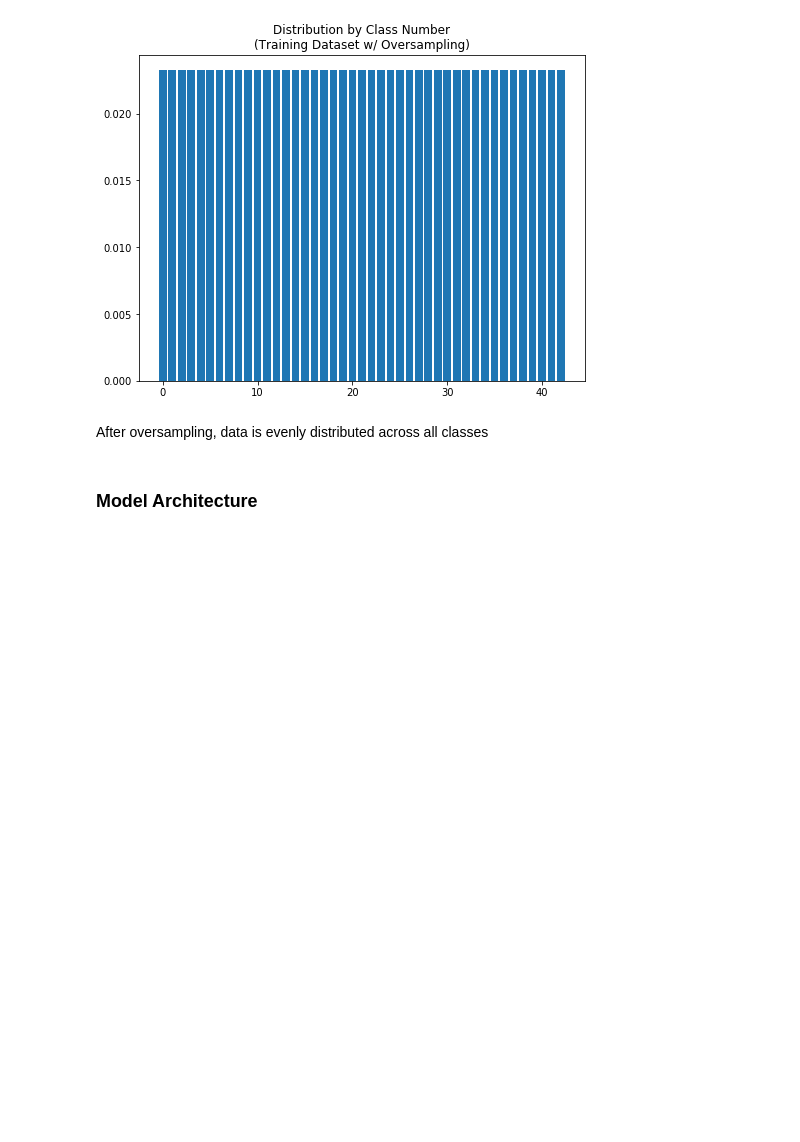
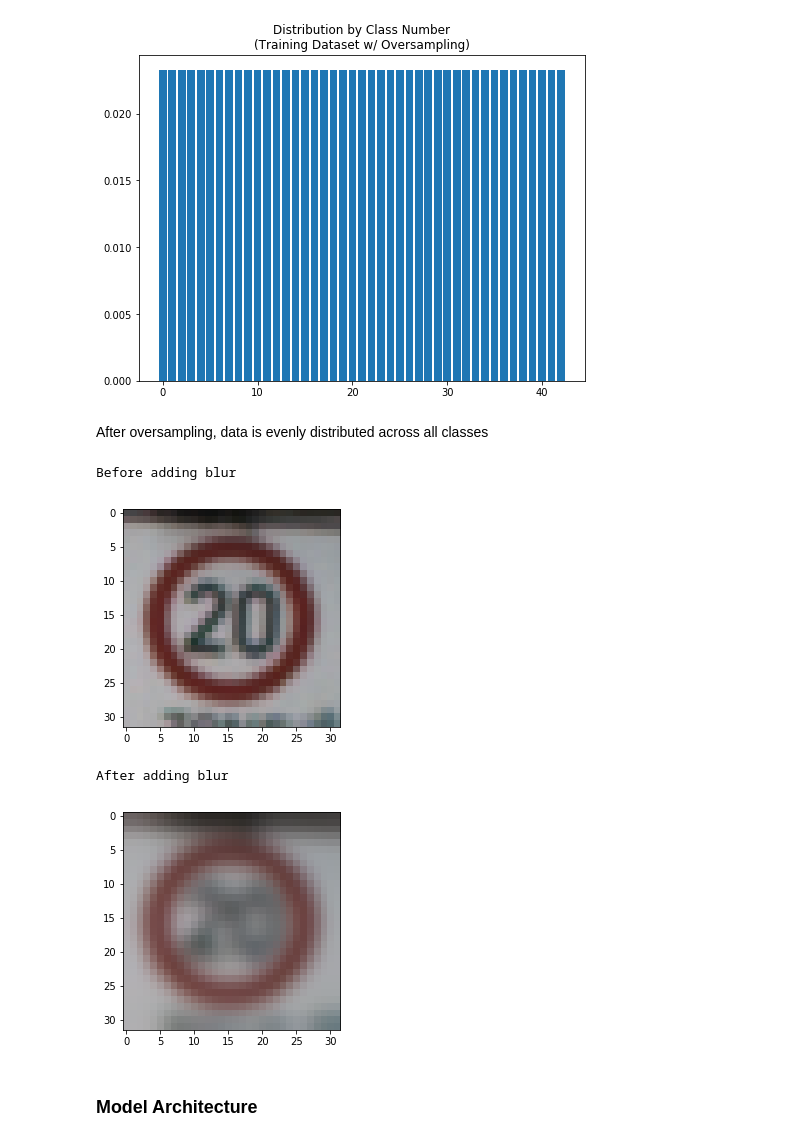
Before and after one commit to jrobischon/CarND-Traffic-Sign-Classifier-Project, a Jupyter notebook: Traffic_Sign_Classifier.ipynb, the cells around one changed output. Drawn from its saved outputs; the diff is of its cells as text; code cells hidden in the pictures; blank space fills up the shorter version.

```diff
--- a/Traffic_Sign_Classifier.ipynb
+++ b/Traffic_Sign_Classifier.ipynb
@@ -192,6 +192,7 @@ Use the code cell (or multiple code cells, if necessary) to implement the first
 ### Preprocess the data here. It is required to normalize the data. Other preprocessing steps could include
 ### converting to grayscale, etc.
 ### Feel free to use as many code cells as needed.
+import cv2
 
 # Oversample data, such that each class has n observations (sample w/ replacement)
 def oversample(x, y, n):
@@ -205,19 +206,17 @@ def oversample(x, y, n):
         y_out[i*n:(i*n +n)] = y_sub[keep_indx]
     return x_out, y_out
 
-# Add gaussian noise to images
-def gaussian_noise(x, mu = 0, std = 1):
-    noise = np.random.normal(mu, std, x.shape)
-    x = x + noise
-    x[x > 255] = 255
-    x[x < 0] = 0
+# Apply gaussian blur to images
+def blur(x, k = 5, std = 1):
+    return cv2.GaussianBlur(x.copy(), (k, k), std)
+
 
 # Normalize pixel values
 def normalize(x):
-    return (x - 128) / 128.0
+    return x / 255.
 # %%
 # Oversample training data
-X_train, y_train = oversample(X_train, y_train, 500)
+X_train, y_train = oversample(X_train, y_train, 1000)
 # %%
 train_dist = pd.DataFrame(y_train).iloc[:,0].value_counts(normalize = True)[list(range(n_classes))]
 plt.figure(figsize = [8, 6])
@@ -228,6 +227,29 @@ plt.show()
 [figure]
 # %% [markdown]
 After oversampling, data is evenly distributed across all classes
+# %%
+# Add noise to training data, since there are duplicate images
+print("Before adding blur")
+plt.imshow(X_train[0])
+plt.show()
+
+for i in range(X_train.shape[0]):
+
+
+    # Define random std. deviation of blur
+    std = np.random.uniform(0, 2)
+
+
+    X_train[i] = blur(X_train[i], 5, std)
+
+print("After adding blur")
+plt.imshow(X_train[0])
+plt.show()
+# %% [output]
+Before adding blur
+[figure, added]
+After adding blur
+[figure, added]
 # %%
 # Pre-process data
 X_train = normalize(X_train)
```
Also changed, not shown: parts of 13 cells of this notebook, 3 other files.
